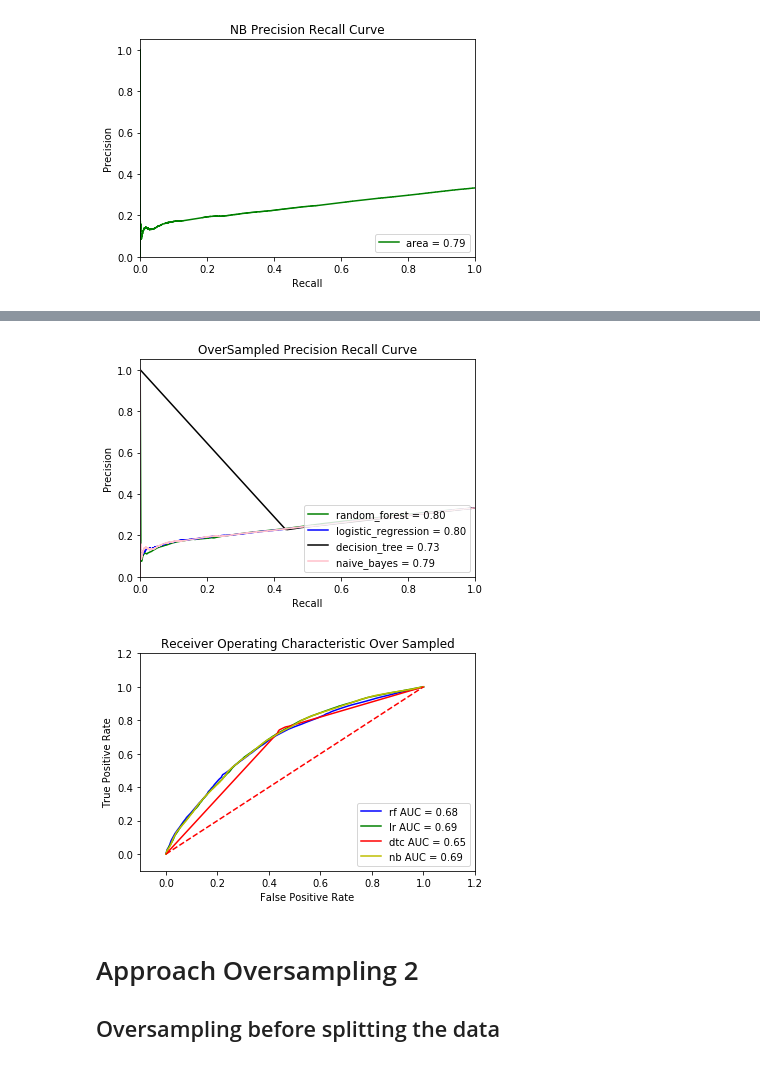
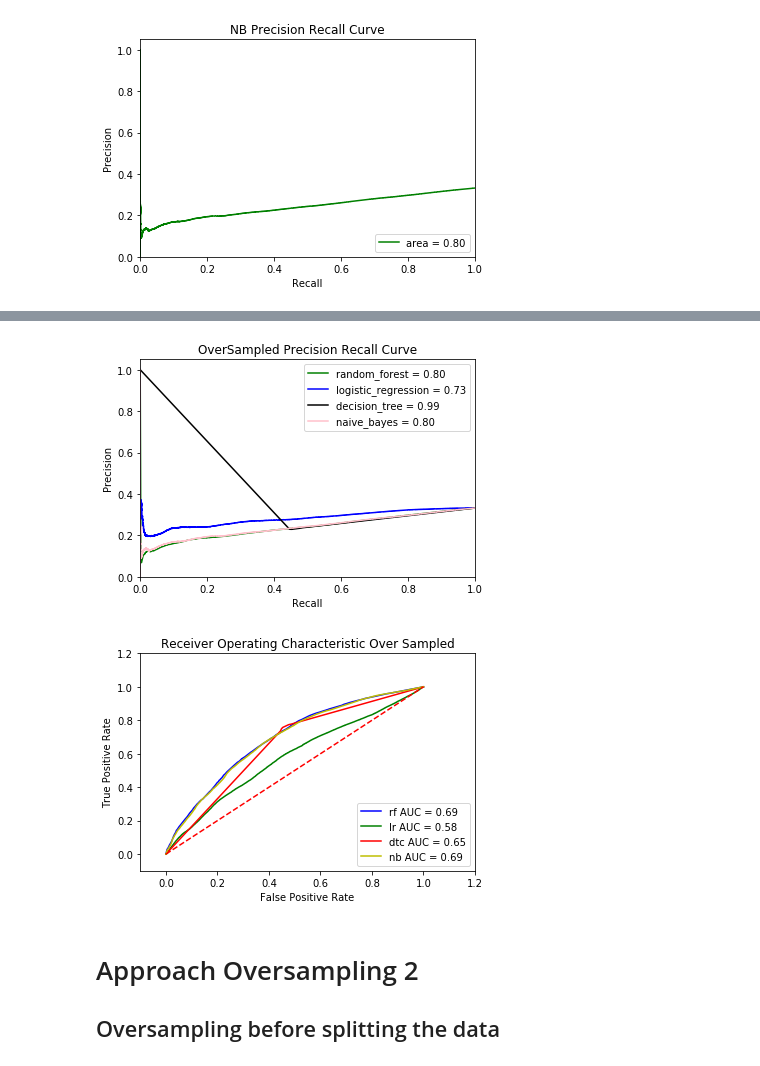
Before and after one commit to TejaYagni/H1-B, a Jupyter notebook: Code.ipynb, the cells around one changed output, grey strips where cells are left out. Saved outputs shown, nothing was run; the diff lists cells and outputs as text; code cells hidden in the pictures.

```diff
--- a/Code.ipynb
+++ b/Code.ipynb
@@ -777,8 +777,8 @@ See the caveats in the documentation: http://pandas.pydata.org/pandas-docs/stabl
 # %%
 X_Over_samp_train_array = np.array(X_Over_samp_train)
 # %%
-X_certified_samp_over = [i for i in X_Over_samp_train_array if i[7] == 0]
-X_denied_samp_over = [i for i in X_Over_samp_train_array if i[7] == 1]
+X_certified_samp_over = [i for i in X_Over_samp_train_array if i[7] == 1]
+X_denied_samp_over = [i for i in X_Over_samp_train_array if i[7] == 0]
 # %%
 print 'Denied',len(X_denied_samp_over)
 print 'Certified',len(X_certified_samp_over)
@@ -792,7 +792,7 @@ X_denied_samp_over_df = pd.DataFrame(X_denied_samp_over)
 
 ## Oversampling the denied set
 # %%
-X_denied_samp_over_df = pd.concat([X_denied_samp_over_df,X_denied_samp_over_df.sample(frac = 0.994745009522466)])
+X_denied_samp_over_df = pd.concat([X_denied_samp_over_df,X_denied_samp_over_df.sample(frac = 0.991)])
 print ('Denied',len(X_denied_samp_over_df))
 print ('Certified',len(X_certified_samp_over_df))
 # %% [output]
@@ -995,18 +998,18 @@ plt.show()
 # %%
 plt.plot(recall_rf, precision_rf, label='random_forest = %0.2f' % average_precision_rf, color="green")
 plt.plot(recall_lr, precision_lr, label='logistic_regression = %0.2f' % average_precision_lr, color="blue")
 plt.plot(recall_dtc, precision_dtc, label='decision_tree = %0.2f' % average_precision_dtc, color="black")
 plt.plot(recall_nb, precision_nb, label='naive_bayes = %0.2f' % average_precision_nb, color="pink")
 
 plt.xlim([0.0, 1.0])
 plt.ylim([0.0, 1.05])
 plt.xlabel('Recall')
 plt.ylabel('Precision')
 plt.title('OverSampled Precision Recall Curve')
-plt.legend(loc="lower right")
+plt.legend(loc="upper right")
 plt.show()
 # %% [output]
-[figure, old version]
+[figure, new version]
 # %%
 fpr_rf, tpr_rf, thresholds = metrics.roc_curve(Y_Over_samp_test, scores_rf)
 roc_auc_rf = auc(fpr_rf,tpr_rf)
@@ -1034,7 +1037,7 @@ plt.ylabel('True Positive Rate')
 plt.xlabel('False Positive Rate')
 plt.show()
 # %% [output]
-[figure, old version]
+[figure, new version]
 # %% [markdown]
 #  Approach Oversampling 2
 
```
Also changed, not shown: parts of 19 cells of this notebook.
